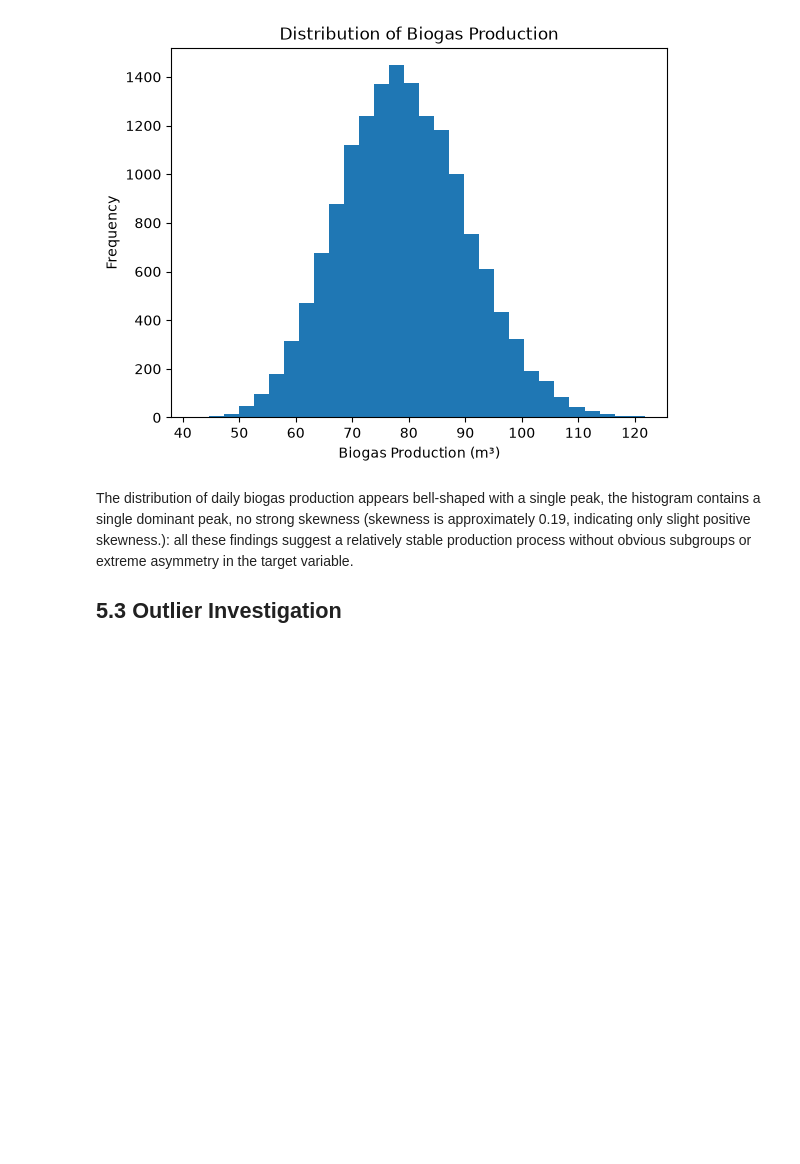
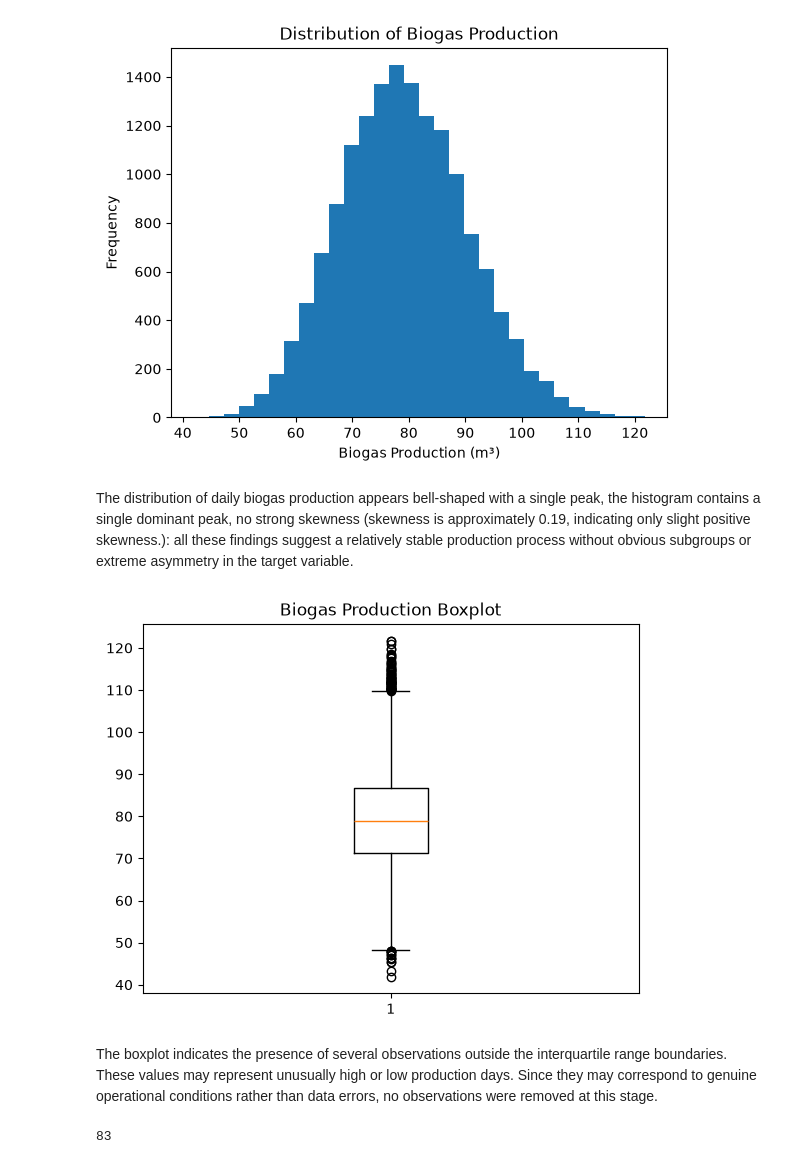
Before and after one commit to hris0077/ml_project, a Jupyter notebook: project.ipynb, the cells around one changed output. Cells and saved outputs as stored; diff of their text form; code cells hidden in the pictures; blank space fills up the shorter version.

```diff
--- a/project.ipynb
+++ b/project.ipynb
@@ -231,4 +232,29 @@ plt.show()
 [figure]
 # %% [markdown]
 The distribution of daily biogas production appears  bell-shaped with a single peak, the histogram contains a single dominant peak, no strong skewness (skewness is approximately 0.19, indicating only slight positive skewness.): all these findings suggest a relatively stable production process without obvious subgroups or extreme asymmetry in the target variable.
-## 5.3 Outlier Investigation
+# %%
+plt.boxplot(biogas_data["biogas_production"])
+plt.title("Biogas Production Boxplot")
+plt.show()
+# %% [output]
+[figure, added]
+# %% [markdown]
+The boxplot indicates the presence of several observations outside the interquartile range boundaries. These values may represent unusually high or low production days. Since they may correspond to genuine operational conditions rather than data errors, no observations were removed at this stage.
+# %%
+Q1 = biogas_data["biogas_production"].quantile(0.25)
+Q3 = biogas_data["biogas_production"].quantile(0.75)
+
+IQR = Q3 - Q1
+
+lower = Q1 - 1.5 * IQR
+
+upper = Q3 + 1.5 * IQR
+
+outliers = biogas_data[
+    (biogas_data["biogas_production"] < lower) |
+    (biogas_data["biogas_production"] > upper)
+]
+
+print(len(outliers))
+# %% [output]
+83
```
Also changed, not shown: parts of 14 cells of this notebook.
